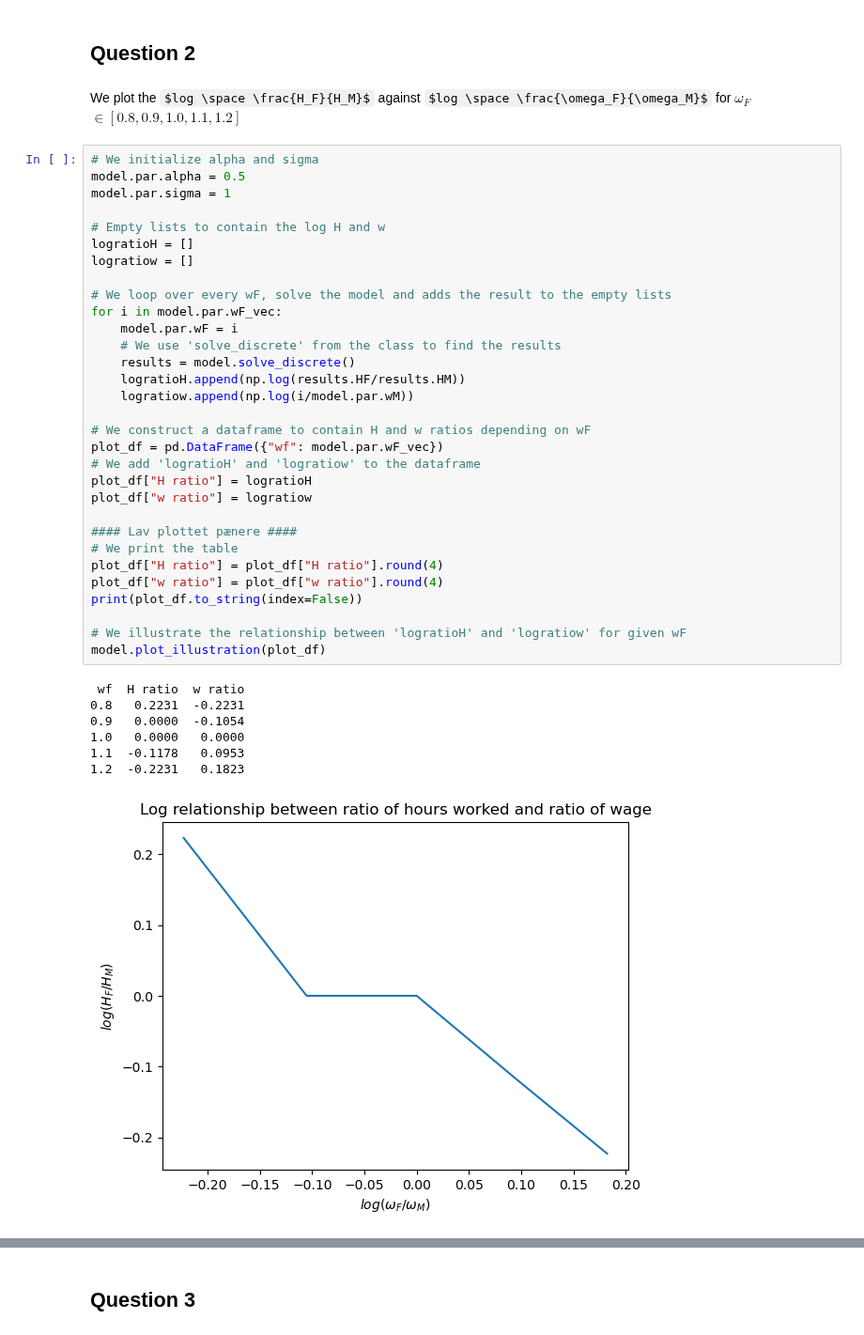
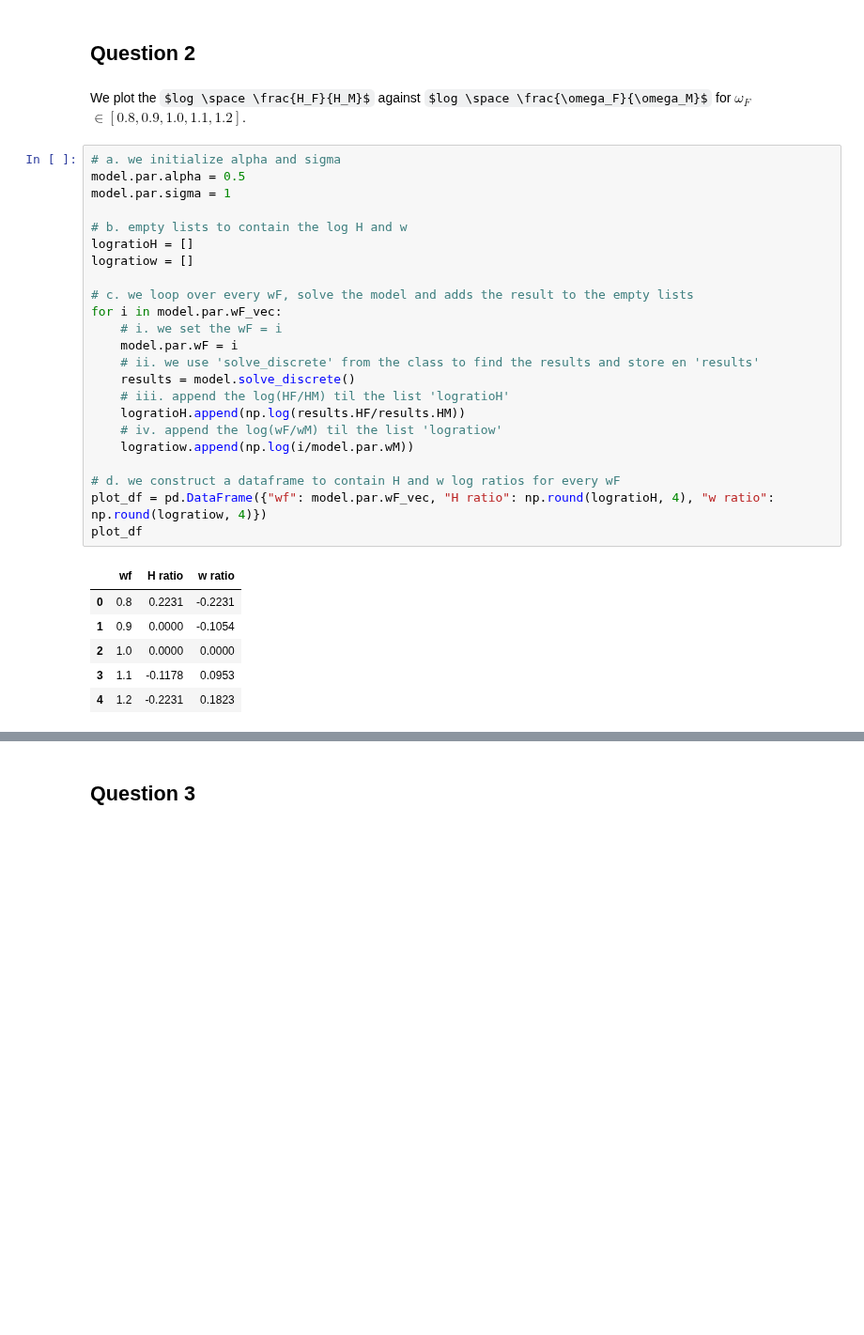
Before and after one commit to NumEconCopenhagen/projects-2023-cbjk, a Jupyter notebook: inauguralproject/inauguralproject.ipynb, the cells around one changed output, grey strips where cells are left out. Shown at 94% size. Cells and saved outputs as stored; diff of their text form; some formulas as TeX source; blank space fills up the shorter version.

```diff
--- a/inauguralproject/inauguralproject.ipynb
+++ b/inauguralproject/inauguralproject.ipynb
@@ -58,43 +65,34 @@ From the above table we see that when $\alpha = 0.25$, then $\frac{H_F}{H_M}$ de
 # %% [markdown]
 ## Question 2
 # %% [markdown]
-We plot the $log \space \frac{H_F}{H_M}$ against $log \space \frac{\omega_F}{\omega_M}$ for $\omega_F$ $\in [0.8, 0.9, 1.0, 1.1, 1.2]$
+We plot the $log \space \frac{H_F}{H_M}$ against $log \space \frac{\omega_F}{\omega_M}$ for $\omega_F$ $\in [0.8, 0.9, 1.0, 1.1, 1.2]$.
 # %%
-# We initialize alpha and sigma
+# a. we initialize alpha and sigma
 model.par.alpha = 0.5
 model.par.sigma = 1
 
-# Empty lists to contain the log H and w
+# b. empty lists to contain the log H and w
 logratioH = []
 logratiow = []
 
-# We loop over every wF, solve the model and adds the result to the empty lists
+# c. we loop over every wF, solve the model and adds the result to the empty lists
 for i in model.par.wF_vec:
+    # i. we set the wF = i
     model.par.wF = i
-    # We use 'solve_discrete' from the class to find the results
+    # ii. we use 'solve_discrete' from the class to find the results and store en 'results'
     results = model.solve_discrete()
+    # iii. append the log(HF/HM) til the list 'logratioH'
     logratioH.append(np.log(results.HF/results.HM))
+    # iv. append the log(wF/wM) til the list 'logratiow'
     logratiow.append(np.log(i/model.par.wM))
 
-# We construct a dataframe to contain H and w ratios depending on wF
-plot_df = pd.DataFrame({"wf": model.par.wF_vec})
-# We add 'logratioH' and 'logratiow' to the dataframe
-plot_df["H ratio"] = logratioH
-plot_df["w ratio"] = logratiow
-
-#### Lav plottet pænere ####
-# We print the table
-plot_df["H ratio"] = plot_df["H ratio"].round(4)
-plot_df["w ratio"] = plot_df["w ratio"].round(4)
-print(plot_df.to_string(index=False))
-
-# We illustrate the relationship between 'logratioH' and 'logratiow' for given wF
-model.plot_illustration(plot_df)
+# d. we construct a dataframe to contain H and w log ratios for every wF
+plot_df = pd.DataFrame({"wf": model.par.wF_vec, "H ratio": np.round(logratioH, 4), "w ratio": np.round(logratiow, 4)})
+plot_df
 # %% [output]
- wf  H ratio  w ratio
-0.8   0.2231  -0.2231
-0.9   0.0000  -0.1054
-1.0   0.0000   0.0000
-1.1  -0.1178   0.0953
-1.2  -0.2231   0.1823
-[figure, removed]
+|  | wf | H ratio | w ratio |
+| 0 | 0.8 | 0.2231 | -0.2231 |
+| 1 | 0.9 | 0.0000 | -0.1054 |
+| 2 | 1.0 | 0.0000 | 0.0000 |
+| 3 | 1.1 | -0.1178 | 0.0953 |
+| 4 | 1.2 | -0.2231 | 0.1823 |
```
Also changed, not shown: parts of 13 cells of this notebook.
